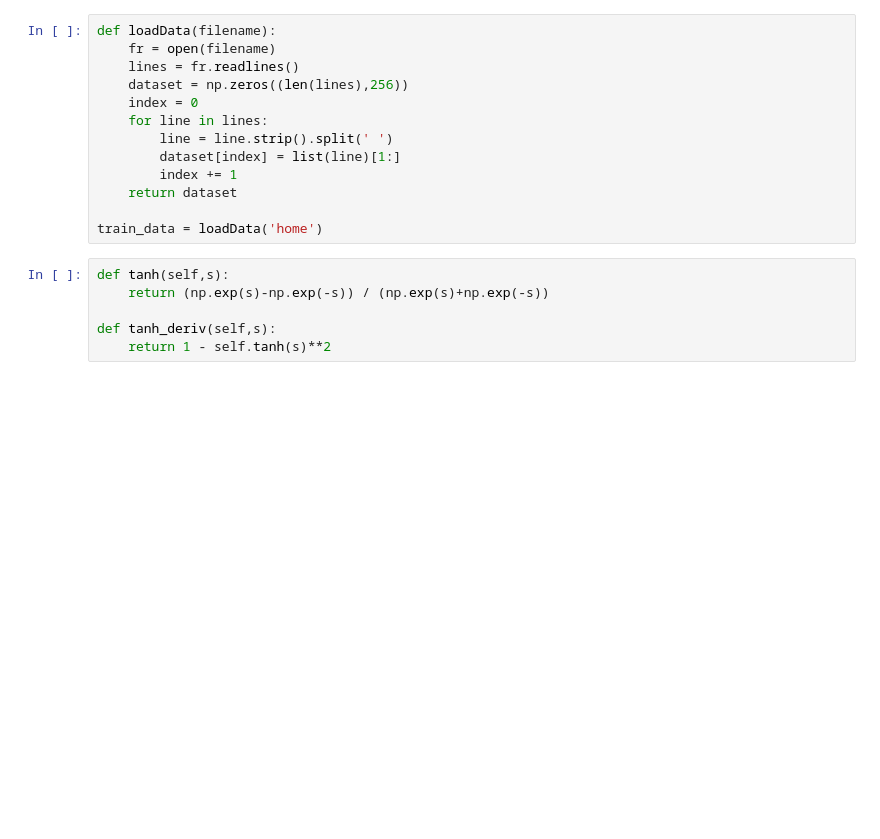
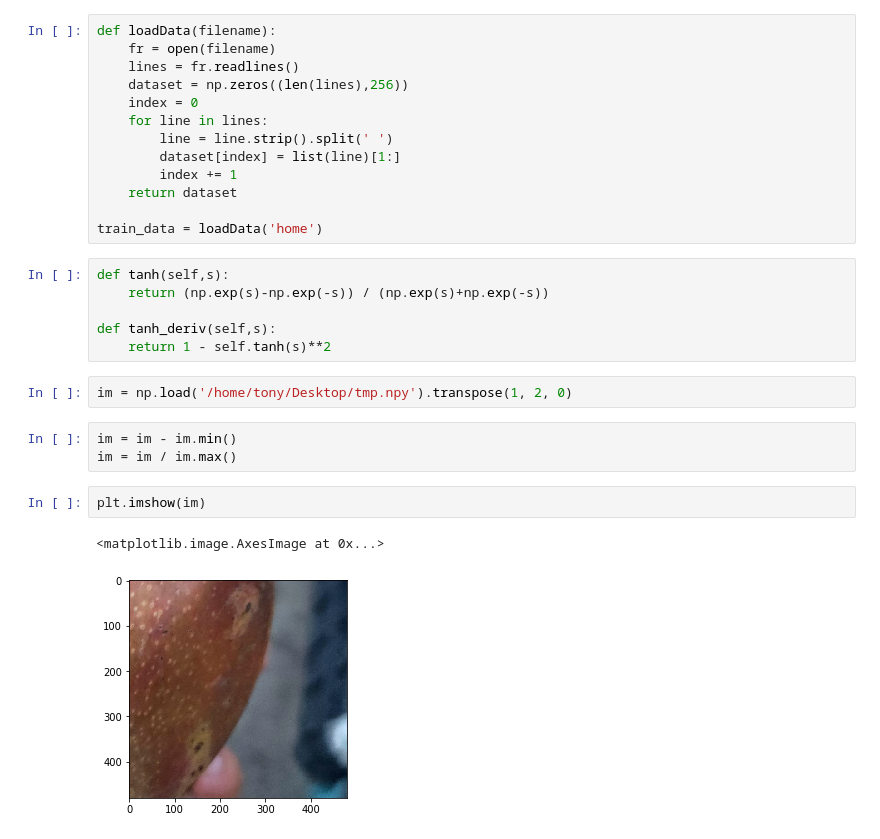
Before and after one commit to Tung-I/Mango, a Jupyter notebook: dataset.ipynb, the cells around one changed output. Saved outputs shown, nothing was run; the diff lists cells and outputs as text; blank space fills up the shorter version.

```diff
--- a/dataset.ipynb
+++ b/dataset.ipynb
@@ -137,3 +137,13 @@ def tanh(self,s):
 
 def tanh_deriv(self,s):
     return 1 - self.tanh(s)**2
+# %%
+im = np.load('/home/tony/Desktop/tmp.npy').transpose(1, 2, 0)
+# %%
+im = im - im.min()
+im = im / im.max()
+# %%
+plt.imshow(im)
+# %% [output]
+<matplotlib.image.AxesImage at 0x...>
+[figure, added]
```
Also changed, not shown: 2 other files.
